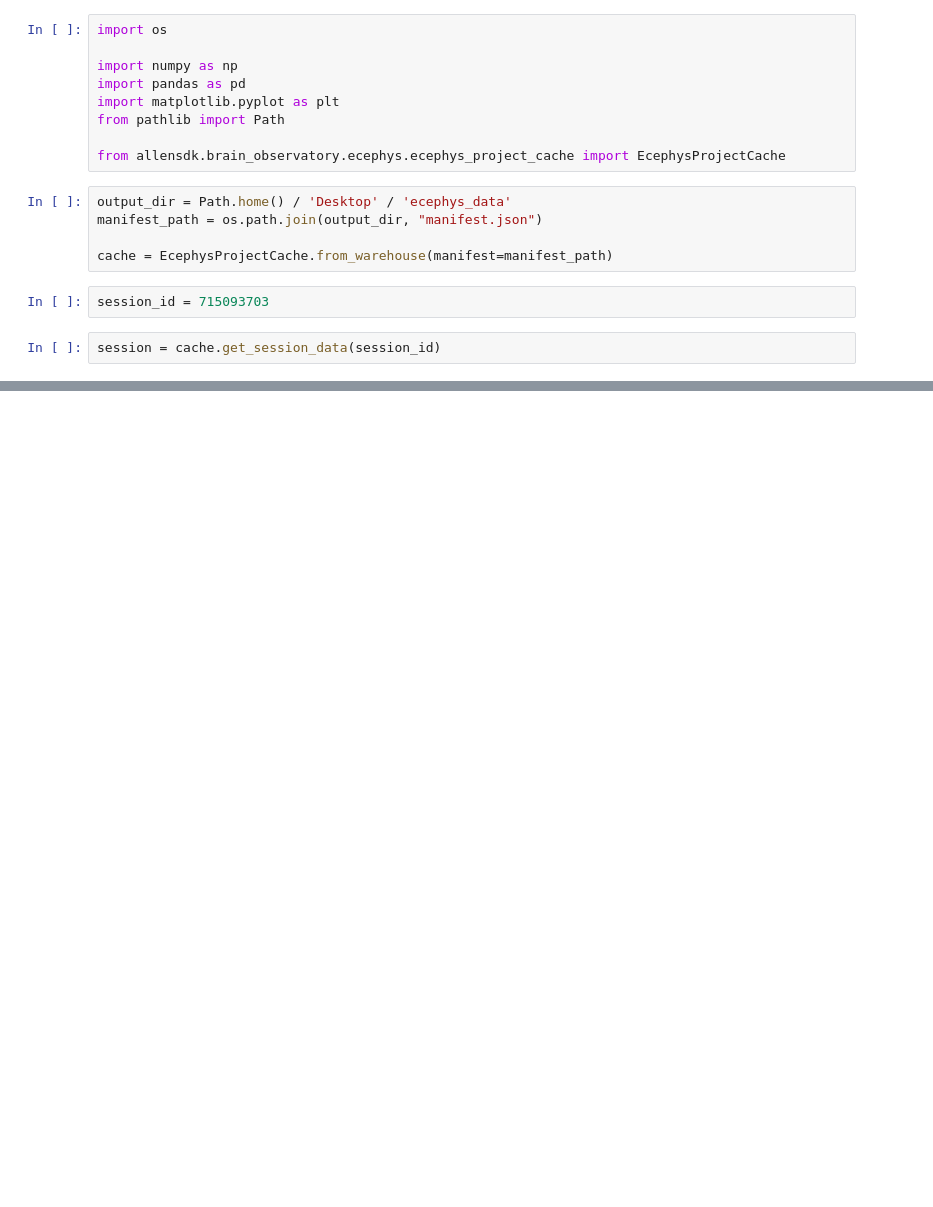
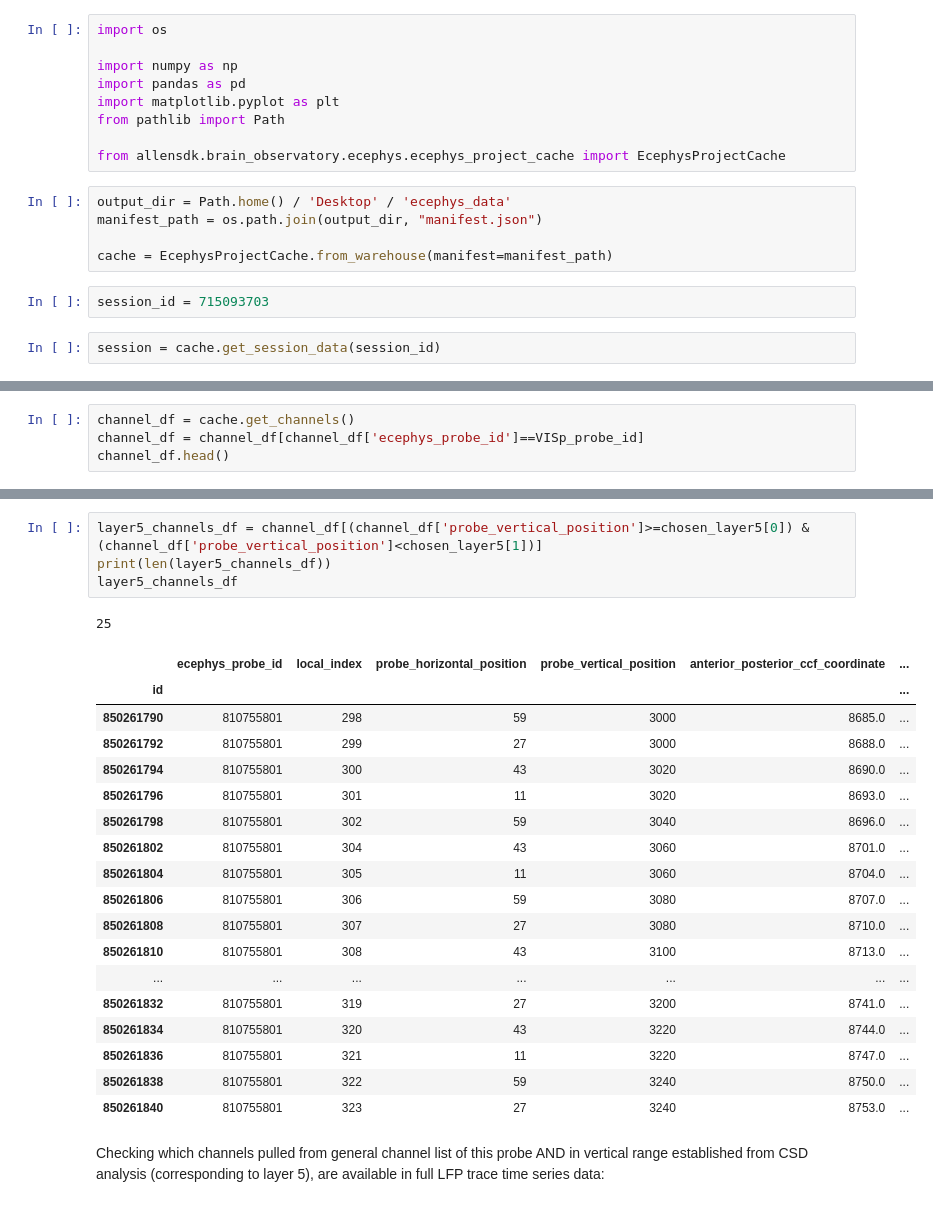
Before and after one commit to ikharitonov/allen-neuropixel-LFPs, a Jupyter notebook: session_715093703.ipynb, the cells around one changed output, grey strips where cells are left out. Saved outputs shown, nothing was run; the diff lists cells and outputs as text; blank space fills up the shorter version.

Commit message:
initial CSD analysis

```diff
--- a/session_715093703.ipynb
+++ b/session_715093703.ipynb
@@ -20,0 +171,4 @@ session = cache.get_session_data(session_id)
+# %%
+channel_df = cache.get_channels()
+channel_df = channel_df[channel_df['ecephys_probe_id']==VISp_probe_id]
+channel_df.head()
@@ -20,0 +183,26 @@ session = cache.get_session_data(session_id)
+# %%
+layer5_channels_df = channel_df[(channel_df['probe_vertical_position']>=chosen_layer5[0]) & (channel_df['probe_vertical_position']<chosen_layer5[1])]
+print(len(layer5_channels_df))
+layer5_channels_df
+# %% [output]
+25
+|  | ecephys_probe_id | local_index | probe_horizontal_position | probe_vertical_position | anterior_posterior_ccf_coordinate | ... |
+| id |  |  |  |  |  | ... |
+| 850261790 | 810755801 | 298 | 59 | 3000 | 8685.0 | ... |
+| 850261792 | 810755801 | 299 | 27 | 3000 | 8688.0 | ... |
+| 850261794 | 810755801 | 300 | 43 | 3020 | 8690.0 | ... |
+| 850261796 | 810755801 | 301 | 11 | 3020 | 8693.0 | ... |
+| 850261798 | 810755801 | 302 | 59 | 3040 | 8696.0 | ... |
+| 850261802 | 810755801 | 304 | 43 | 3060 | 8701.0 | ... |
+| 850261804 | 810755801 | 305 | 11 | 3060 | 8704.0 | ... |
+| 850261806 | 810755801 | 306 | 59 | 3080 | 8707.0 | ... |
+| 850261808 | 810755801 | 307 | 27 | 3080 | 8710.0 | ... |
+| 850261810 | 810755801 | 308 | 43 | 3100 | 8713.0 | ... |
+| ... | ... | ... | ... | ... | ... | ... |
+| 850261832 | 810755801 | 319 | 27 | 3200 | 8741.0 | ... |
+| 850261834 | 810755801 | 320 | 43 | 3220 | 8744.0 | ... |
+| 850261836 | 810755801 | 321 | 11 | 3220 | 8747.0 | ... |
+| 850261838 | 810755801 | 322 | 59 | 3240 | 8750.0 | ... |
+| 850261840 | 810755801 | 323 | 27 | 3240 | 8753.0 | ... |
+# %% [markdown]
+Checking which channels pulled from general channel list of this probe AND in vertical range established from CSD analysis (corresponding to layer 5), are available in full LFP trace time series data:
```
Also changed, not shown: parts of 12 cells of this notebook.
